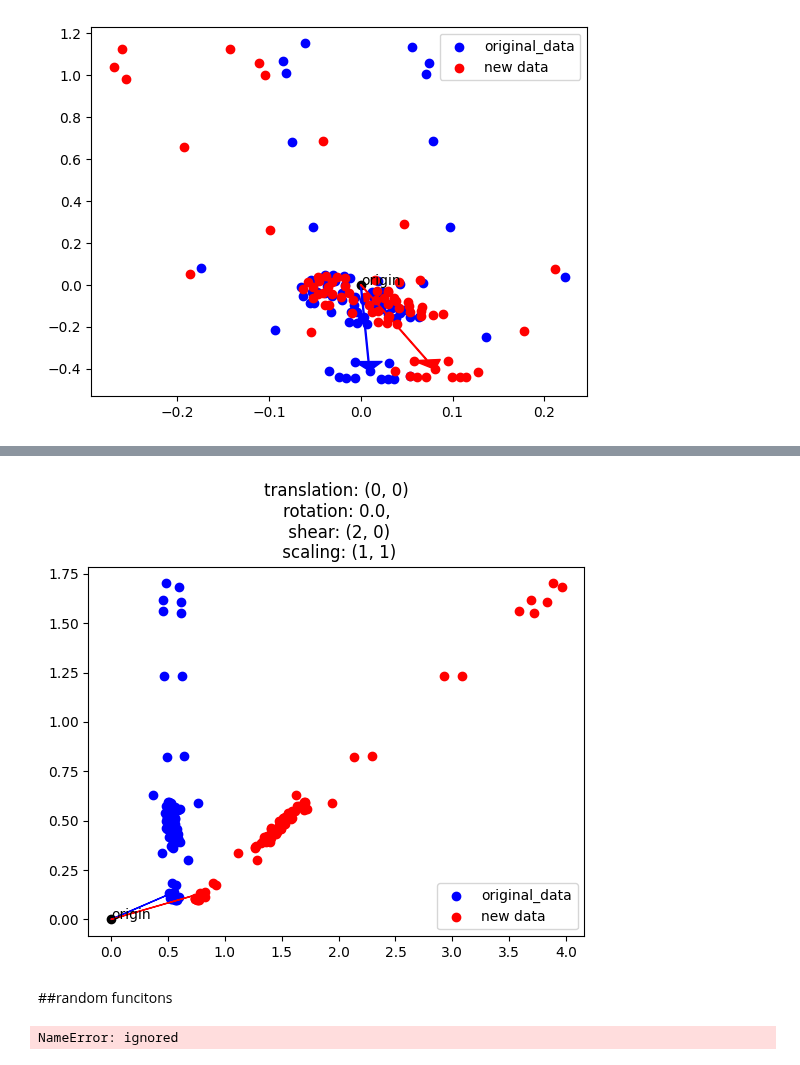
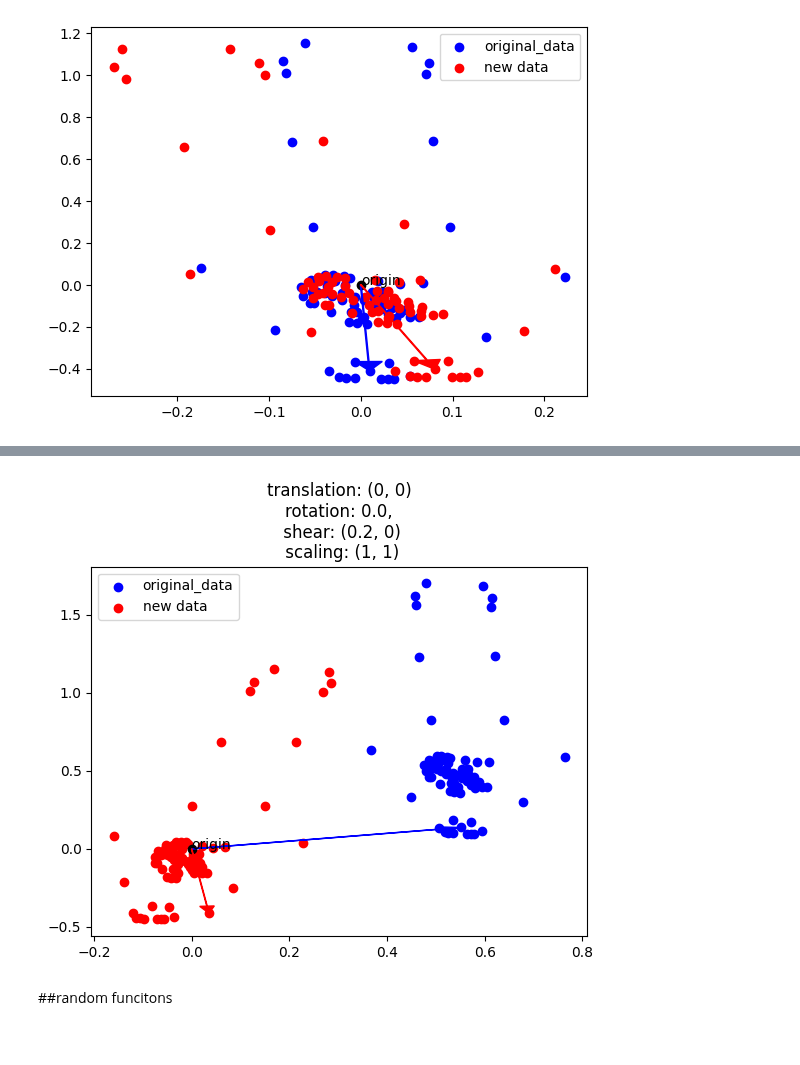
Before and after one commit to alys28/ASL-words-translator, a Jupyter notebook: data_augmentation/media_pipe_data_aug.ipynb, the cells around one changed output, grey strips where cells are left out. Cells and saved outputs as stored; diff of their text form; code cells hidden in the pictures.

```diff
--- a/data_augmentation/media_pipe_data_aug.ipynb
+++ b/data_augmentation/media_pipe_data_aug.ipynb
@@ -138,8 +150,8 @@ _, _=rotate(frame, 10)
 # %%
 class VectorTransformation():
 
-  def __init__(self, center_data=False, translation_x=0, translation_y=0, rotation_angle=0,
-               shear_x=0, shear_y=0, scaling_x=1, scaling_y=1, reflection=False):
+  def __init__(self, center_data=True, translation_x=0, translation_y=0, rotation_angle=0,
+               shear_x=0, shear_y=0, scaling_x=1, scaling_y=1, reflection=True):
     self.center = center_data
     self.tx = translation_x
     self.ty = translation_y
@@ -152,8 +164,8 @@ class VectorTransformation():
 
   def translation_matrix(self):
     return np.array([[1, 0, self.tx],
-                         [0, 1, self.ty],
-                         [0, 0, 1]])
+                    [0, 1, self.ty],
+                    [0, 0, 1]])
 
   def rotation_matrix(self):
     return np.array([[cos(self.angle), -sin(self.angle), 0],
@@ -177,7 +189,7 @@ class VectorTransformation():
 
   def reflection_matrix(self):
     return np.array([[1, 0, 0],
-                     [0, int(self.reflect), 0],
+                     [0, (-1)**(int(self.reflect)), 0],
                      [0, 0, 1]])
 
   def change_origin(self, frame):
@@ -222,6 +240,6 @@ def visualize_change(self, original_frame, new_frame):
     plt.arrow(0, 0, new_frame[0][0], new_frame[0][1], length_includes_head=True, color="red", head_width=0.03)
     plt.legend()
 # %%
-data_aug = VectorTransformation(shear_x=2)
+data_aug = VectorTransformation(shear_x=0.2, reflection=False, center_data=True)
 new_frame = data_aug.transform(all_frames[0])
-new_frame
+# new_frame
@@ -246,40 +246,39 @@ array([[ 8.25402260e-01,  1.37201250e-01, -3.89622629e-01,
-# %%
-data_aug.visualize_change(all_frames[0], new_frame)
-# %% [output]
-[figure, removed]
+# %%
+_, frame = change_origin(new_frame)
+data_aug.visualize_change(all_frames[0], frame)
+# %% [output]
+[figure, added]
 # %% [markdown]
 ##random funcitons
 # %%
 import random
 
 @add_to_class(VectorTransformation)
-def translation_matrix(self):
+def random_translation_matrix(self):
     return np.array([[1, 0, random.uniform(0, self.tx)],
                          [0, 1, self.ty],
                          [0, 0, 1]])
 
 @add_to_class(VectorTransformation)
-def rotation_matrix(self):
+def random_rotation_matrix(self):
     return np.array([[cos(random.uniform(0, self.angle)), -sin(random(0,self.angle)), 0],
                     [sin(random.uniform(0, self.angle)), cos(random.uniform(0, self.angle)), 0],
                     [0, 0, 1]])
 
 @add_to_class(VectorTransformation)
-def shearx_matrix(self):
+def random_shearx_matrix(self):
     return np.array([[1, random.uniform(0, self.shx), 0],
                      [0, 1, 0],
                      [0, 0, 1]])
 
 @add_to_class(VectorTransformation)
-def sheary_matrix(self):
+def random_sheary_matrix(self):
   return np.array([[1, 0, 0],
                   [random.uniform(0, self.shy), 1, 0],
                   [0, 0, 1]])
 
 @add_to_class(VectorTransformation)
-def scaling_matrix(self):
+def random_scaling_matrix(self):
   return np.array([[random.uniform(1, self.scale_x), 0, 0],
                   [0, random(1, self.scale_y), 0],
                   [0, 0, 1]])
-# %% [output]
-NameError: ignored
```
Also changed, not shown: parts of 8 cells of this notebook.
